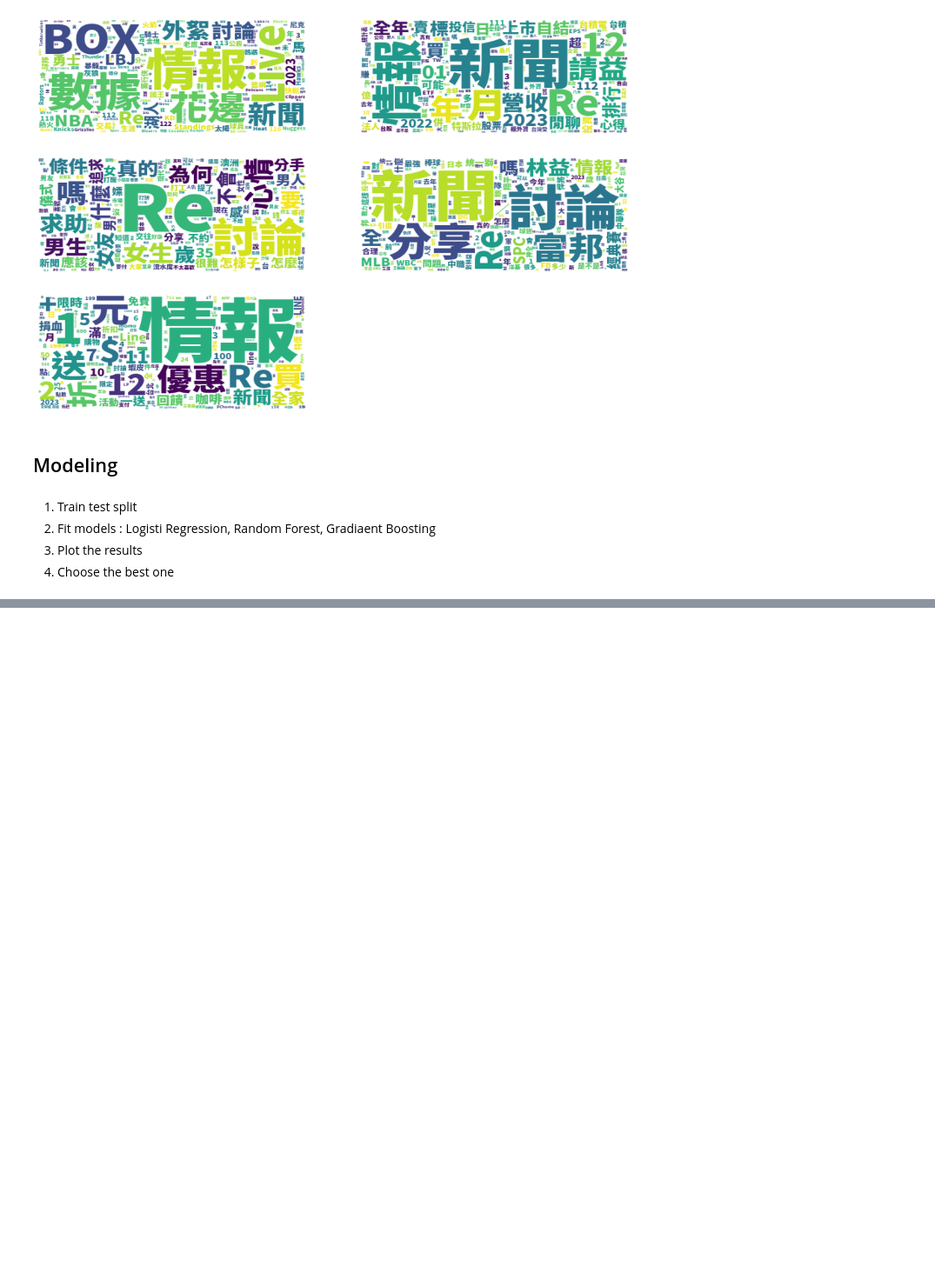
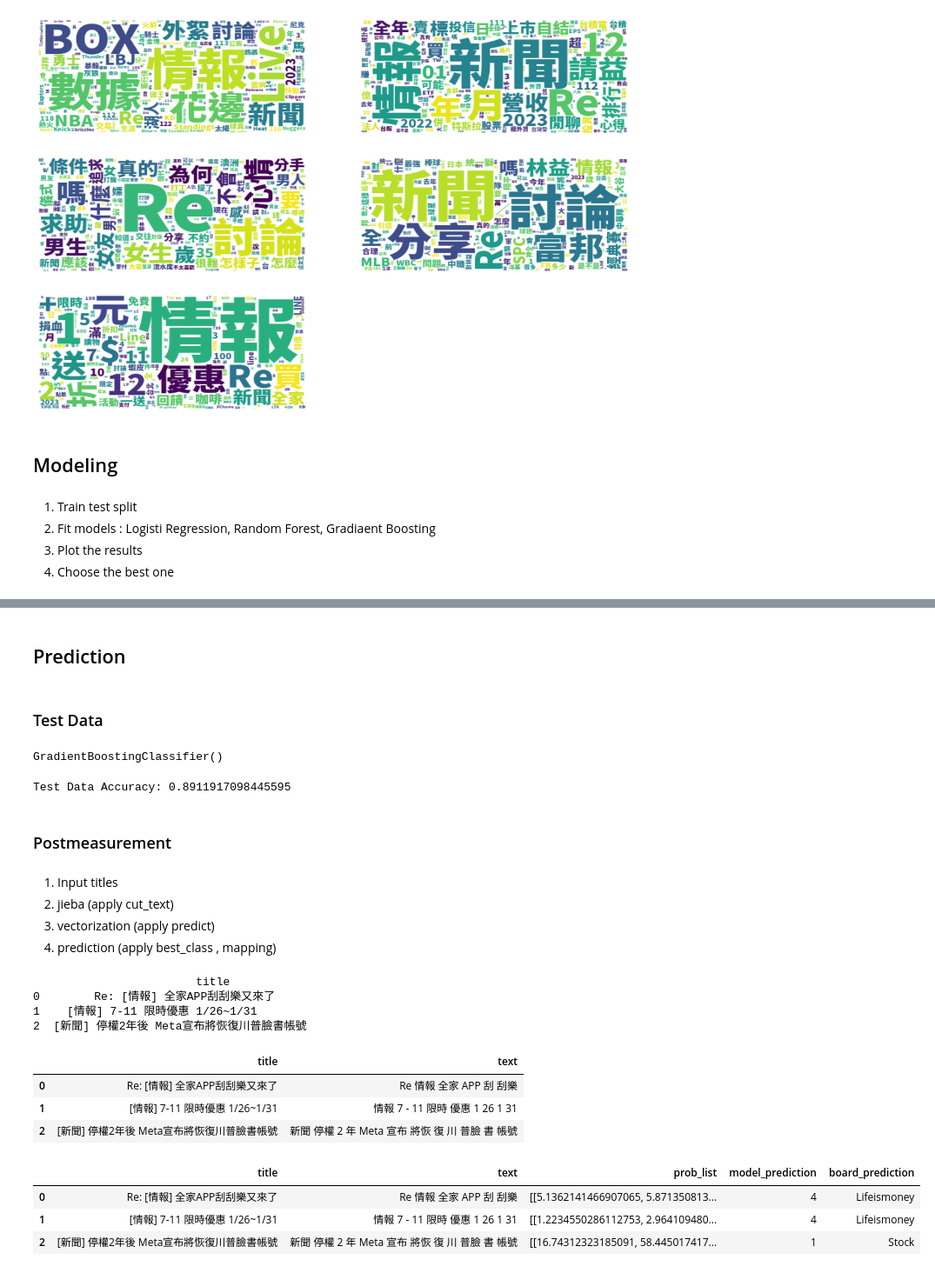
Before and after one commit to YouChengChung/Text_Categorizer_for_Chinese_Community, a Jupyter notebook: PTT.ipynb, the cells around one changed output, grey strips where cells are left out. Shown at 87% size. Drawn from its saved outputs; the diff is of its cells as text; code cells hidden in the pictures; blank space fills up the shorter version.

Commit message:
prediction,postmeaurement

```diff
--- a/PTT.ipynb
+++ b/PTT.ipynb
@@ -343,0 +376,18 @@ print(model_dt_score)
+# %% [markdown]
+## Prediction
+# %% [markdown]
+### Test Data
+# %%
+model = GradientBoostingClassifier()
+model.fit(x_train,y_train)
+# %% [output]
+GradientBoostingClassifier()
+# %%
+# 預測函式
+def predict(textA,classifier): #回傳各版機率
+    vector = vectorize(textA)
+    prob = (classifier.predict_proba(vector.reshape(1, -1)))*100
+    return prob
+
+def best_class(problist):
+    return np.argmax(problist)
@@ -343,0 +401,43 @@ print(model_dt_score)
+# %%
+correct_count = df_test[df_test['board']==df_test['model_prediction']].count()[0]
+correct_rate = correct_count/len(df_test)
+print('Test Data Accuracy:',correct_rate)
+# %% [output]
+Test Data Accuracy: 0.8911917098445595
+# %% [markdown]
+### Postmeasurement
+# %% [markdown]
+1. Input titles
+2. jieba (apply cut_text)
+3. vectorization (apply predict)
+4. prediction (apply best_class , mapping)
+# %%
+post_df = pd.read_csv('0126.txt')
+print(post_df)
+# %% [output]
+                        title
+0        Re: [情報] 全家APP刮刮樂又來了
+1    [情報] 7-11 限時優惠 1/26~1/31
+2  [新聞] 停權2年後 Meta宣布將恢復川普臉書帳號
+# %%
+post_df['text'] = post_df['title'].apply(cut_text)
+post_df.head()
+# %% [output]
+|  | title | text |
+| 0 | Re: [情報] 全家APP刮刮樂又來了 | Re 情報 全家 APP 刮 刮樂 |
+| 1 | [情報] 7-11 限時優惠 1/26~1/31 | 情報 7 - 11 限時 優惠 1 26 1 31 |
+| 2 | [新聞] 停權2年後 Meta宣布將恢復川普臉書帳號 | 新聞 停權 2 年 Meta 宣布 將恢 復 川 普臉 書 帳號 |
+# %%
+#各版機率
+post_df['prob_list'] = post_df['text'].apply(predict,args=(model,))
+#最大值
+post_df['model_prediction'] = post_df['prob_list'].apply(best_class)
+#最大值mapping版名
+post_df['board_prediction'] = post_df['model_prediction'].map({0:'NBA',1:'Stock',2:'Boy-Girl',3:'Baseball',4:'Lifeismoney'})
+
+post_df.head()
+# %% [output]
+|  | title | text | prob_list | model_prediction | board_prediction |
+| 0 | Re: [情報] 全家APP刮刮樂又來了 | Re 情報 全家 APP 刮 刮樂 | [[5.1362141466907065, 5.871350813... | 4 | Lifeismoney |
+| 1 | [情報] 7-11 限時優惠 1/26~1/31 | 情報 7 - 11 限時 優惠 1 26 1 31 | [[1.2234550286112753, 2.964109480... | 4 | Lifeismoney |
+| 2 | [新聞] 停權2年後 Meta宣布將恢復川普臉書帳號 | 新聞 停權 2 年 Meta 宣布 將恢 復 川 普臉 書 帳號 | [[16.74312323185091, 58.445017417... | 1 | Stock |
```
Also changed, not shown: parts of 15 cells of this notebook.
